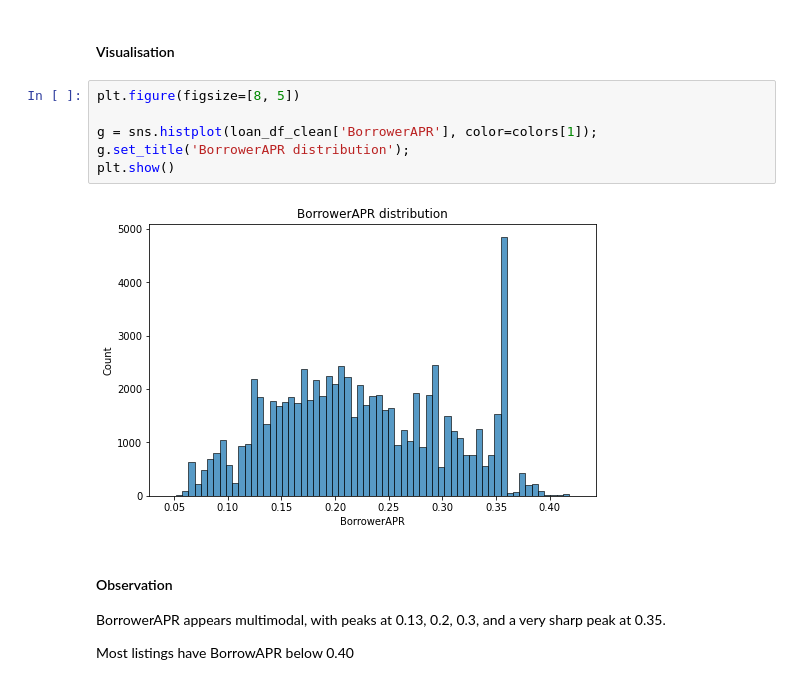
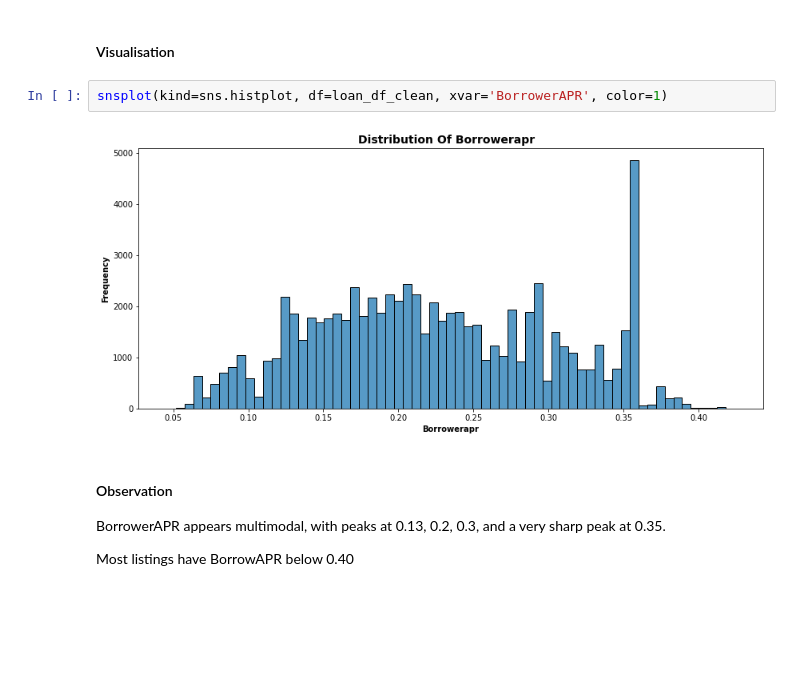
Before and after one commit to OsyTheDataGuy/Prosper-Loan-Dataset-Exploration-w-Data-Reporting-DAND-Project-3, a Jupyter notebook: Part_I_exploration.ipynb, the cells around one changed output. Cells and saved outputs as stored; diff of their text form; blank space fills up the shorter version.

```diff
--- a/Part_I_exploration.ipynb
+++ b/Part_I_exploration.ipynb
@@ -594,14 +613,10 @@ colors = sns.color_palette('Paired')
 ### Question: What is the distribution of `BorrowerAPR`?
 # %% [markdown]
 #### Visualisation
-# %%
-plt.figure(figsize=[8, 5])
-
-g = sns.histplot(loan_df_clean['BorrowerAPR'], color=colors[1]);
-g.set_title('BorrowerAPR distribution');
-plt.show()
-# %% [output]
-[figure, removed]
+# %%
+snsplot(kind=sns.histplot, df=loan_df_clean, xvar='BorrowerAPR', color=1)
+# %% [output]
+[figure, added]
 # %% [markdown]
 #### Observation
 BorrowerAPR appears multimodal, with peaks at 0.13, 0.2, 0.3, and a very sharp peak at 0.35.
```
Also changed, not shown: parts of 30 cells of this notebook, 3 other files.
